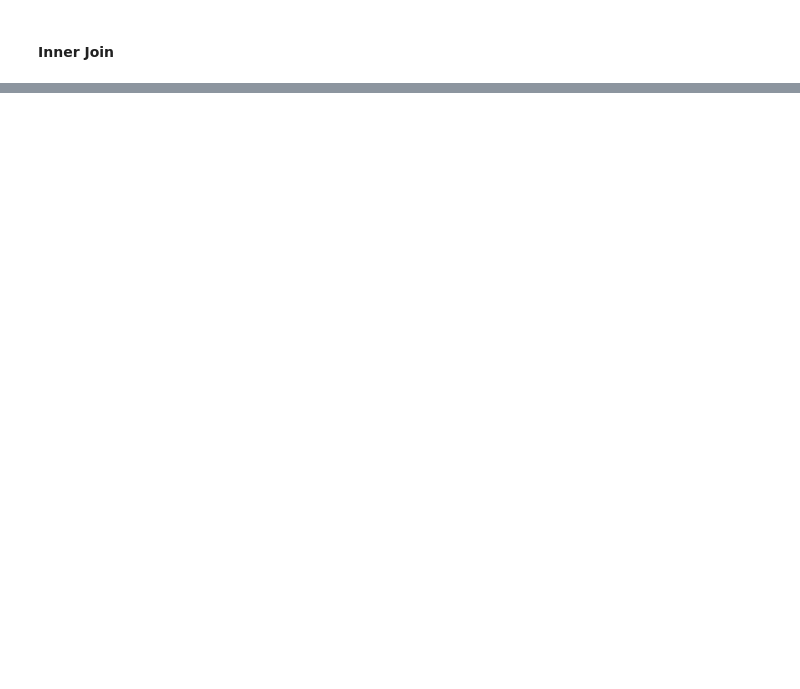
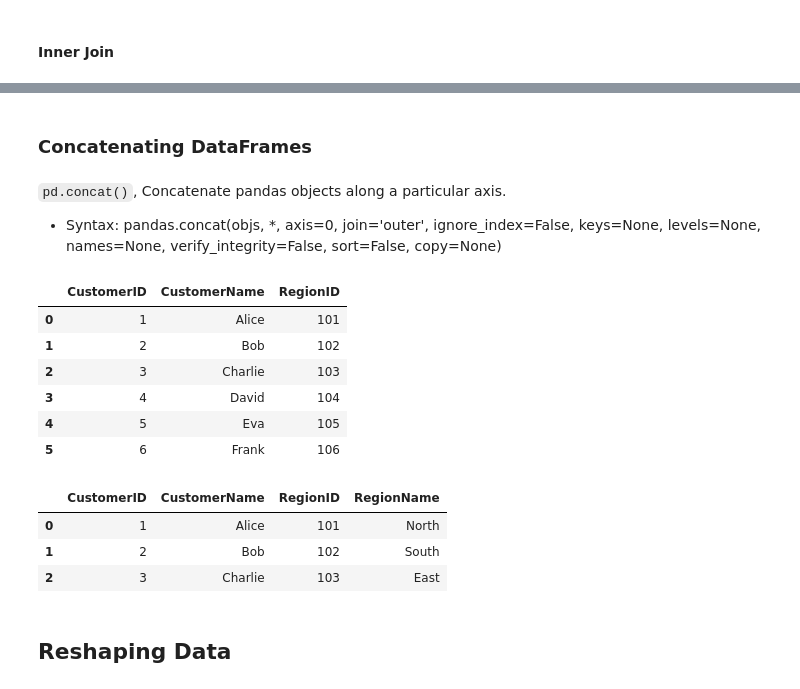
Before and after one commit to MuhammetYorulmaz/pandas_tutorial, a Jupyter notebook: notebooks/pandas_tutorial.ipynb, the cells around one changed output, grey strips where cells are left out. Drawn from its saved outputs; the diff is of its cells as text; code cells hidden in the pictures; blank space fills up the shorter version.

```diff
--- a/notebooks/pandas_tutorial.ipynb
+++ b/notebooks/pandas_tutorial.ipynb
@@ -1157,0 +1278,53 @@ test_df['contains_hr'] = test_df['Department'].str.contains('HR')  #Check if the
+# %% [markdown]
+### Concatenating DataFrames <a id='7.2'>
+# %% [markdown]
+`pd.concat()`, Concatenate pandas objects along a particular axis.
+
+* Syntax: pandas.concat(objs, *, axis=0, join='outer', ignore_index=False, keys=None, levels=None, names=None, verify_integrity=False, sort=False, copy=None)
+# %%
+# Creating two sample DataFrames
+df1 = pd.DataFrame({
+    'CustomerID': [1, 2, 3],
+    'CustomerName': ['Alice', 'Bob', 'Charlie'],
+    'RegionID': [101, 102, 103]
+})
+
+df2 = pd.DataFrame({
+    'CustomerID': [4, 5, 6],
+    'CustomerName': ['David', 'Eva', 'Frank'],
+    'RegionID': [104, 105, 106]
+})
+
+# Concatenating the DataFrames vertically
+result = pd.concat([df1, df2], axis=0, ignore_index=True)
+result
+# %% [output]
+|  | CustomerID | CustomerName | RegionID |
+| 0 | 1 | Alice | 101 |
+| 1 | 2 | Bob | 102 |
+| 2 | 3 | Charlie | 103 |
+| 3 | 4 | David | 104 |
+| 4 | 5 | Eva | 105 |
+| 5 | 6 | Frank | 106 |
+# %%
+# Creating two sample DataFrames
+df1 = pd.DataFrame({
+    'CustomerID': [1, 2, 3],
+    'CustomerName': ['Alice', 'Bob', 'Charlie']
+})
+
+df2 = pd.DataFrame({
+    'RegionID': [101, 102, 103],
+    'RegionName': ['North', 'South', 'East']
+})
+
+# Concatenating the DataFrames horizontally
+result = pd.concat([df1, df2], axis=1)
+result
+# %% [output]
+|  | CustomerID | CustomerName | RegionID | RegionName |
+| 0 | 1 | Alice | 101 | North |
+| 1 | 2 | Bob | 102 | South |
+| 2 | 3 | Charlie | 103 | East |
+# %% [markdown]
+## Reshaping Data <a id="8"></a>
```
Also changed, not shown: parts of 25 cells of this notebook.
